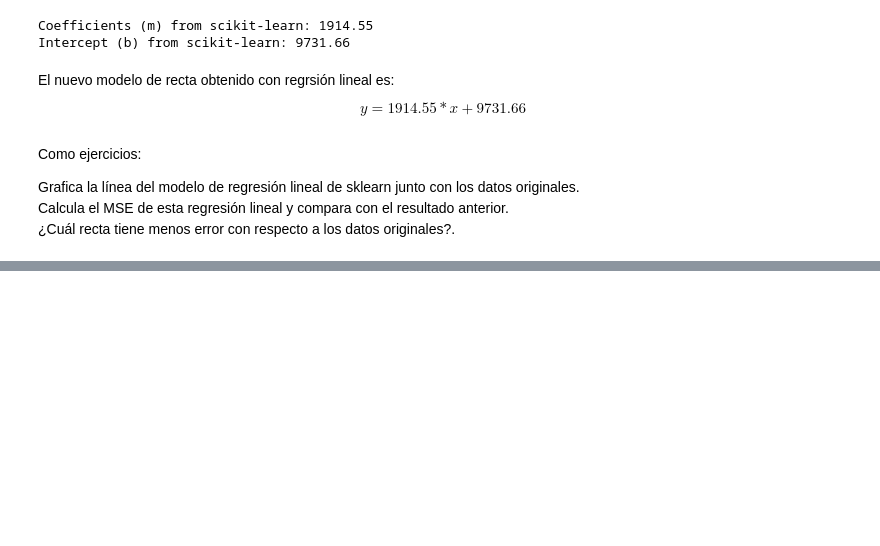
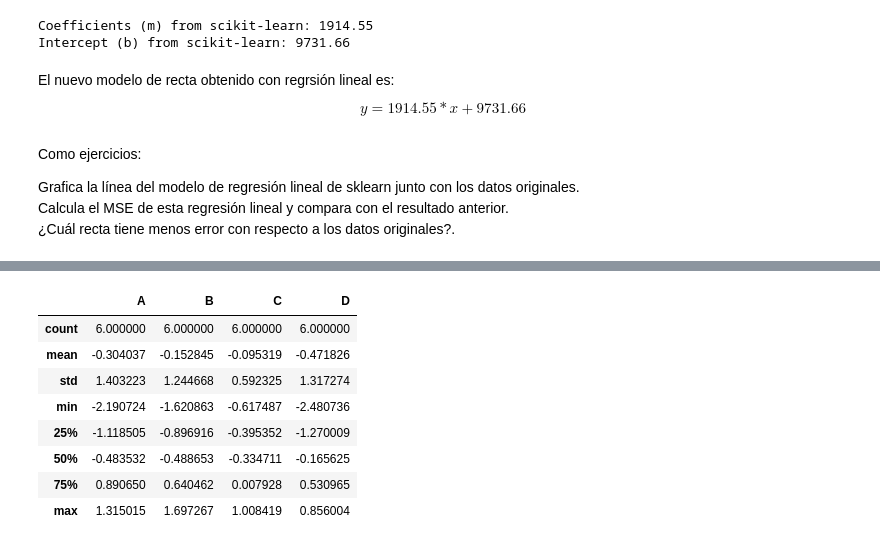
Before and after one commit to RodrigoBLl/MineriaDeDatos, a Jupyter notebook: Untitled0.ipynb, the cells around one changed output, grey strips where cells are left out. Cells and saved outputs as stored; diff of their text form; code cells hidden in the pictures; blank space fills up the shorter version.

```diff
--- a/Untitled0.ipynb
+++ b/Untitled0.ipynb
@@ -845,0 +979,3 @@ Calcula el MSE de esta regresión lineal y compara con el resultado anterior.
+# %%
+dates = pd.date_range("20130101", periods=6)
+dates
@@ -845,0 +986,3 @@ Calcula el MSE de esta regresión lineal y compara con el resultado anterior.
+# %%
+df = pd.DataFrame(np.random.randn(6, 4), index=dates, columns=list("ABCD"))
+df
@@ -845,0 +1076,12 @@ Calcula el MSE de esta regresión lineal y compara con el resultado anterior.
+# %%
+df.describe()
+# %% [output]
+|  | A | B | C | D |
+| count | 6.000000 | 6.000000 | 6.000000 | 6.000000 |
+| mean | -0.304037 | -0.152845 | -0.095319 | -0.471826 |
+| std | 1.403223 | 1.244668 | 0.592325 | 1.317274 |
+| min | -2.190724 | -1.620863 | -0.617487 | -2.480736 |
+| 25% | -1.118505 | -0.896916 | -0.395352 | -1.270009 |
+| 50% | -0.483532 | -0.488653 | -0.334711 | -0.165625 |
+| 75% | 0.890650 | 0.640462 | 0.007928 | 0.530965 |
+| max | 1.315015 | 1.697267 | 1.008419 | 0.856004 |
```
Also changed, not shown: parts of 25 cells of this notebook.
